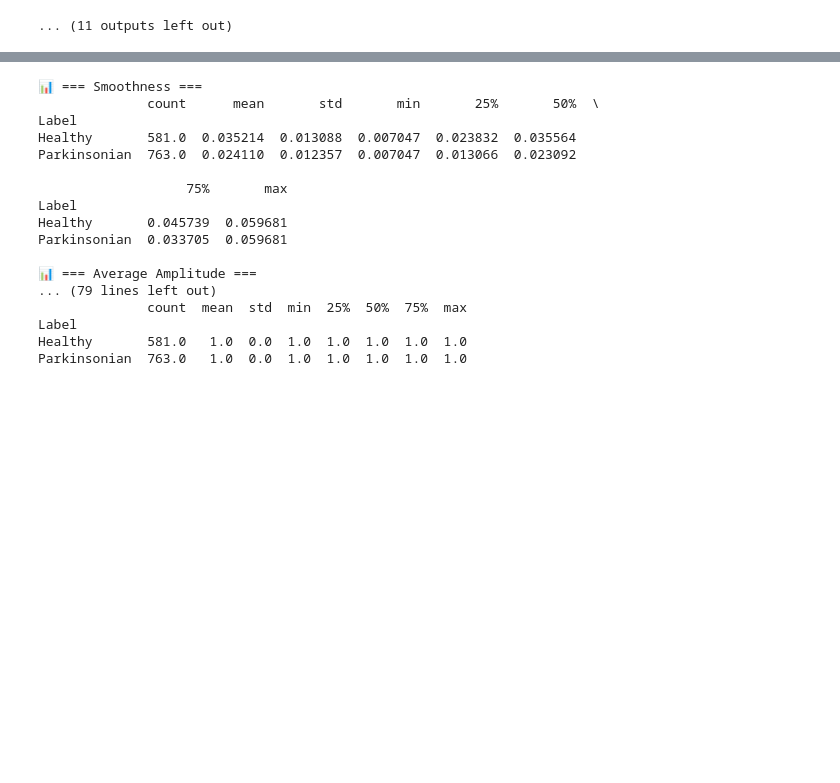
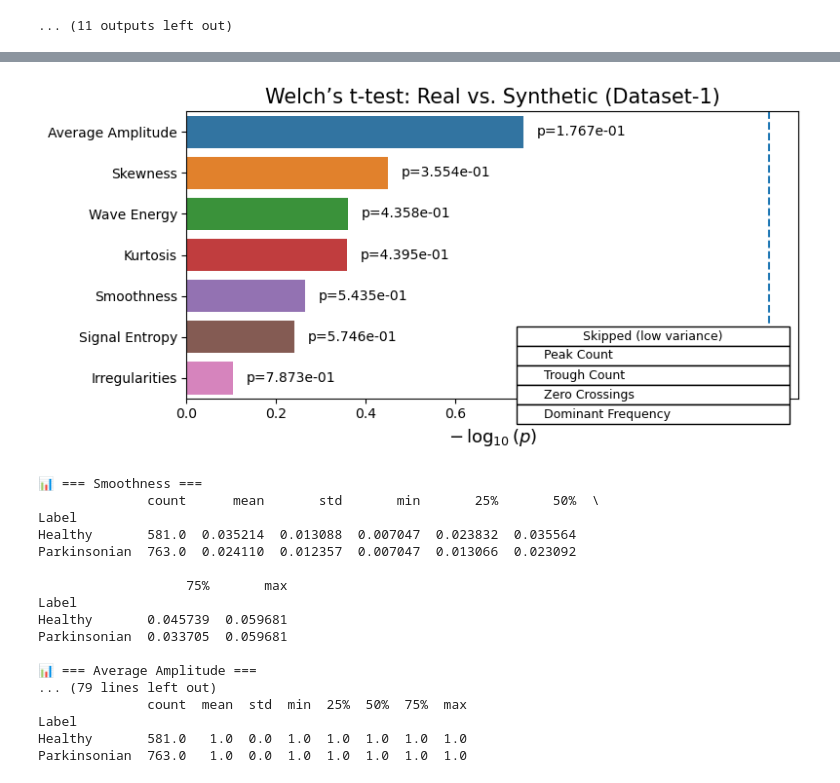
Before and after one commit to adklts/ParkinsonPredictionMethodsHanddrawn, a Jupyter notebook: Waves/PHDTestv10_1.ipynb, the cells around one changed output, grey strips where cells are left out. Saved outputs shown, nothing was run; the diff lists cells and outputs as text; code cells hidden in the pictures; blank space fills up the shorter version.

```diff
--- a/Waves/PHDTestv10_1.ipynb
+++ b/Waves/PHDTestv10_1.ipynb
@@ -482,0 +633,49 @@ for col in feature_cols:
+# %%
+import pandas as pd, numpy as np, matplotlib.pyplot as plt, seaborn as sns
+from scipy.stats import ttest_ind
+
+# --- data ---
+df_real  = pd.read_csv("extracted_featuresnew.csv")
+df_synth = pd.read_csv("ctgan_true_positives_all1000.csv")
+feature_cols = [c for c in df_real.columns if c not in ["Image","Label"]]
+
+# --- collect stats ---
+rows = []
+for col in feature_cols:
+    if df_real[col].nunique()<2 or df_synth[col].nunique()<2:
+        rows.append({"Feature": col, "p": np.nan, "Status": "Skipped (low variance)"})
+        continue
+    t,p = ttest_ind(df_real[col], df_synth[col], equal_var=False)
+    rows.append({"Feature": col, "p": p, "Status": "Same dist" if p>0.05 else "Different"})
+
+res = pd.DataFrame(rows)
+res_sig = res.dropna().sort_values("p")               # tested features
+res_skip = res[res["p"].isna()]                       # skipped features
+res_sig["neglog10p"] = -np.log10(res_sig["p"])        # spread small p's
+
+# --- figure: horizontal bar of -log10(p) with cutoff ---
+plt.figure(figsize=(8, max(4, 0.45*len(res_sig))))
+ax = sns.barplot(y="Feature", x="neglog10p", data=res_sig)
+ax.axvline(-np.log10(0.05), ls="--", lw=1.5)          # significance threshold
+ax.set_xlabel(r"$-\,\log_{10}(p)$", fontsize=13)
+ax.set_ylabel("")
+ax.set_title("Welch’s t-test: Real vs. Synthetic (Dataset-1)", fontsize=15)
+for i, p in enumerate(res_sig["p"]):
+    ax.text(res_sig["neglog10p"].iloc[i]+0.03, i, f"p={p:.3e}",
+            va="center", fontsize=10)
+
+plt.tight_layout()
+
+# --- add an inset table for skipped features (if any) ---
+if len(res_skip):
+    from matplotlib.table import Table
+    inset = plt.axes([0.62, 0.05, 0.35, 0.35])  # [left, bottom, width, height]
+    inset.axis("off")
+    tbl = inset.table(cellText=[[f] for f in res_skip["Feature"]],
+                      colLabels=["Skipped (low variance)"],
+                      loc="center", cellLoc="left")
+    tbl.auto_set_font_size(False); tbl.set_fontsize(9); tbl.scale(1, 1.2)
+
+plt.show()
+# %% [output]
+[figure, added]
```
Also changed, not shown: parts of 20 cells of this notebook.
